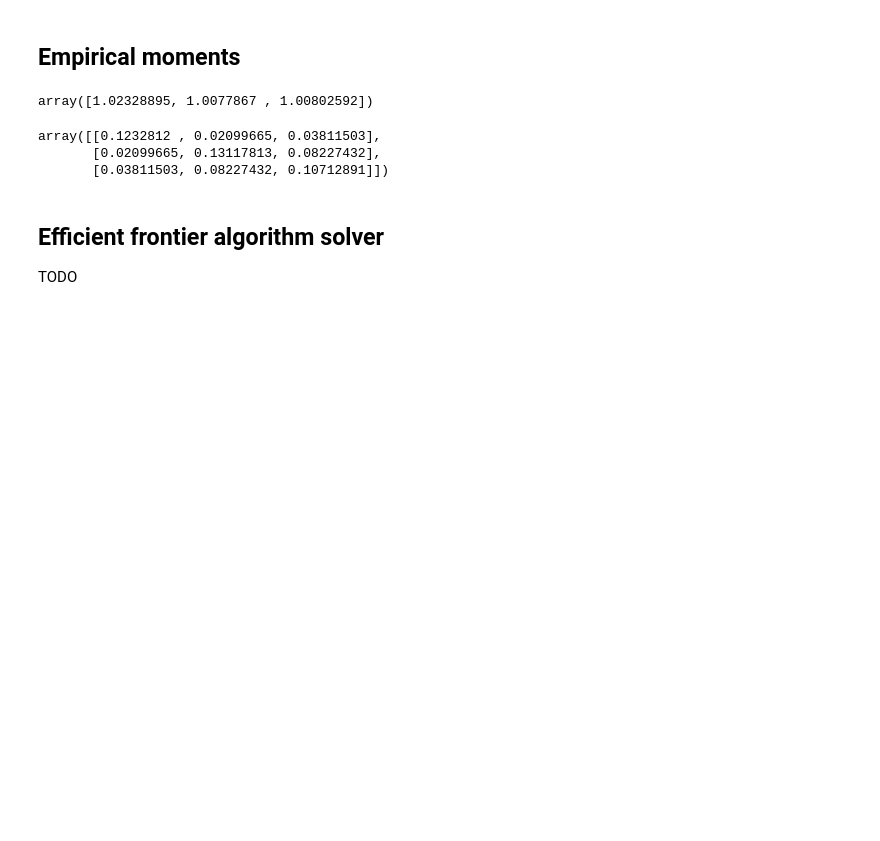
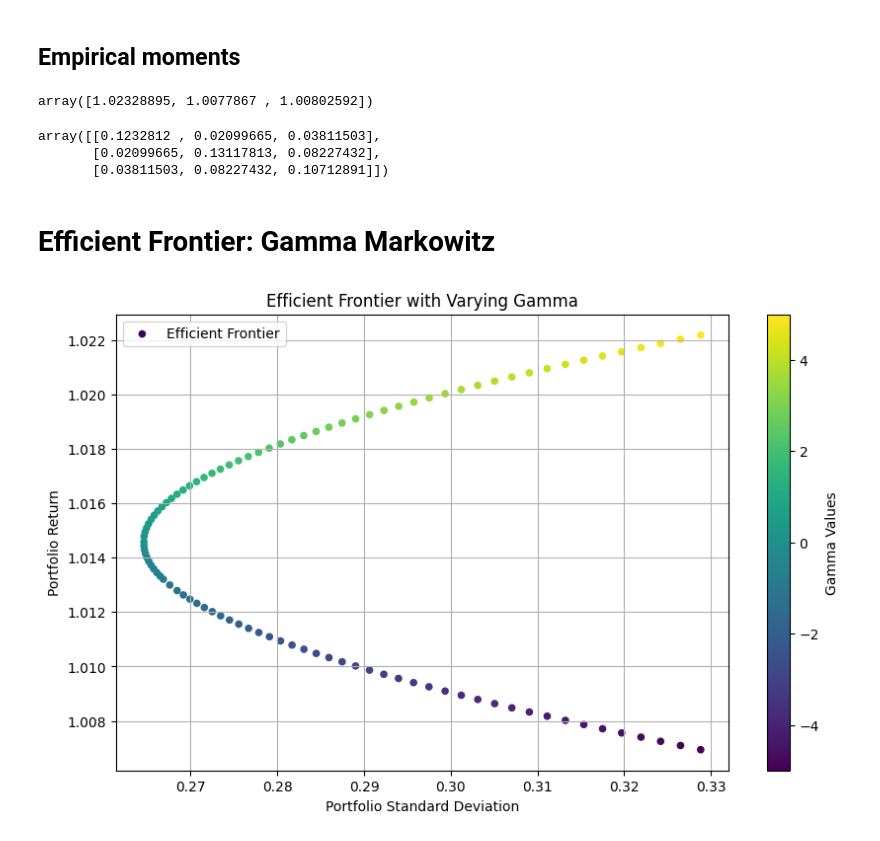
Before and after one commit to antoinedte/-Allocation_de_portefeuille_sous_contrainte_ESG, a Jupyter notebook: exploration/exploration_JPM_AAPL_BP.ipynb, the cells around one changed output. Drawn from its saved outputs; the diff is of its cells as text; code cells hidden in the pictures; blank space fills up the shorter version.

```diff
--- a/exploration/exploration_JPM_AAPL_BP.ipynb
+++ b/exploration/exploration_JPM_AAPL_BP.ipynb
@@ -244,6 +244,3 @@ omega_hat
 array([[0.1232812 , 0.02099665, 0.03811503],
        [0.02099665, 0.13117813, 0.08227432],
        [0.03811503, 0.08227432, 0.10712891]])
-# %% [markdown]
-## Efficient frontier algorithm solver
-TODO
@@ -295,0 +247,70 @@ def constraint_2(allocation_weights):
+# %% [markdown]
+# Efficient Frontier: Gamma Markowitz
+# %%
+def objective(weights, gamma, returns, cov_matrix):
+    """_summary_
+
+    Args:
+        weights (_type_): Column vector of the weights
+        gamma (_type_): Inverse of the risk aversion parameter
+        returns (_type_):  Column vector of the expected returns
+        cov_matrix (_type_): Matrix of covariance
+
+    Returns:
+        _type_: _description_
+    """
+    x_star = 1/2 * weights.T @ cov_matrix @ weights - gamma * weights.T @ returns
+    return x_star
+
+
+def constraint_fully_invested(x_weights):
+    return sum(x_weights) - 1
+# %%
+import numpy as np
+from scipy.optimize import minimize
+
+N_ASSETS = 3
+
+# Calculate the mean returns and covariance matrix
+mean_returns = mu_hat
+cov_matrix = omega_hat
+
+# Define constraints
+constraints = ({'type': 'eq', 'fun': constraint_fully_invested}) # fully invested portfolio
+bounds = tuple((-1, 1) for asset in range(len(mean_returns))) # possession of asset in [-1, 1]
+
+# Initialize weights
+initial_weights = np.ones(N_ASSETS) / N_ASSETS
+
+# Set gamma values
+gamma_values = np.linspace(-5, 5, 100)  # Inverse of the risk aversion parameter
+
+# Lists to store results
+portfolio_returns = []
+portfolio_std_devs = []
+weights_gamma = []
+objective_values = []
+
+# Solve the problem for different values of gamma
+for gamma_val in gamma_values:
+    result = minimize(objective, initial_weights, args=(gamma_val, mean_returns, cov_matrix),
+                      constraints=constraints, bounds=bounds)
+
+    # Save results
+    weights_gamma.append(list(result.x))
+    portfolio_returns.append(np.dot(mean_returns, result.x))
+    portfolio_std_devs.append(np.sqrt(np.dot(result.x.T, np.dot(cov_matrix, result.x))))
+    objective_values.append(-result.fun)
+
+# Plot the efficient frontier
+plt.figure(figsize=(10, 6))
+plt.scatter(portfolio_std_devs, portfolio_returns, s=20, c=gamma_values, cmap='viridis', label='Efficient Frontier')
+plt.colorbar(label='Gamma Values')
+plt.title('Efficient Frontier with Varying Gamma')
+plt.xlabel('Portfolio Standard Deviation')
+plt.ylabel('Portfolio Return')
+plt.legend()
+plt.grid(True)
+plt.show()
+# %% [output]
+[figure, added]
```
Also changed, not shown: parts of 2 cells of this notebook.
